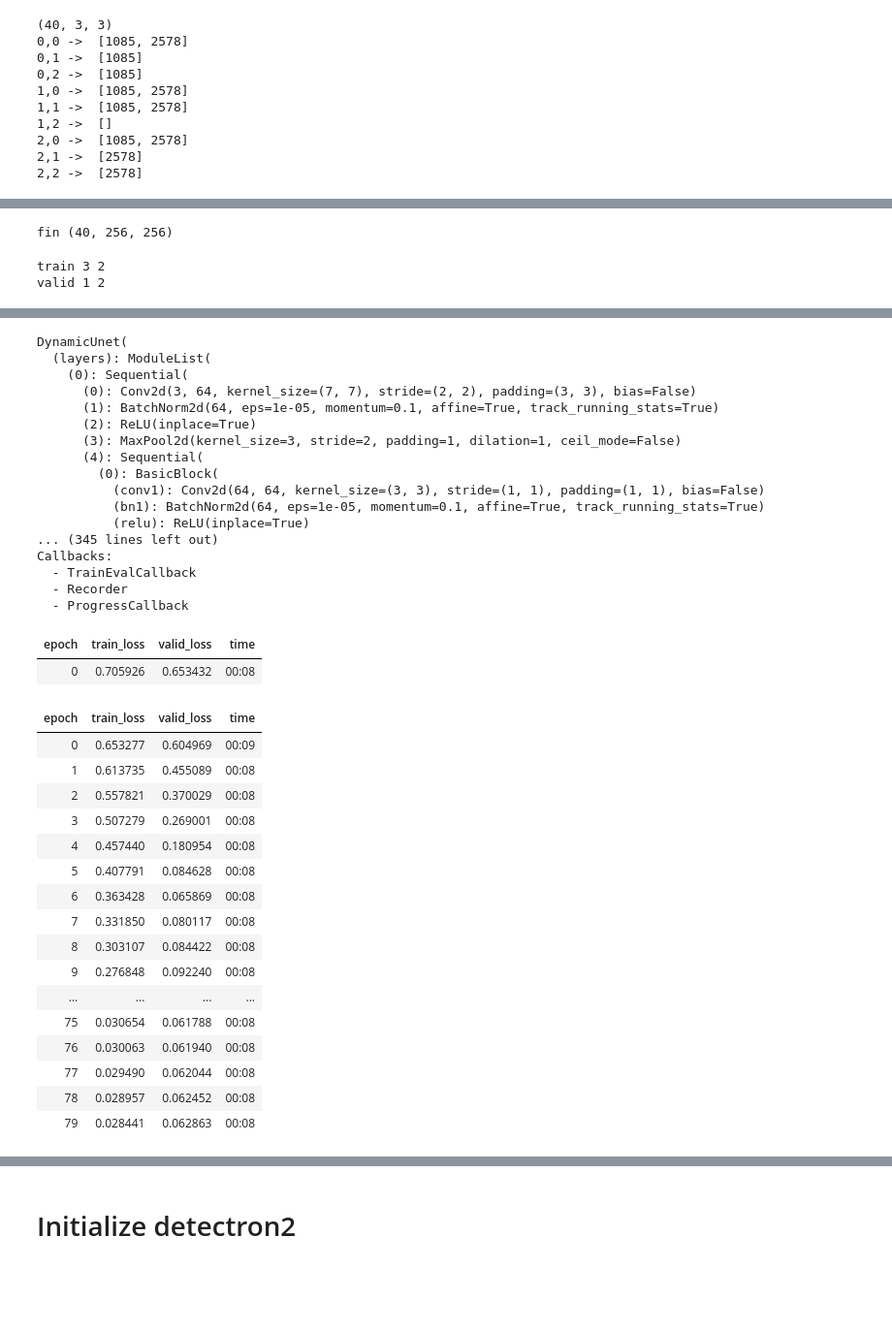
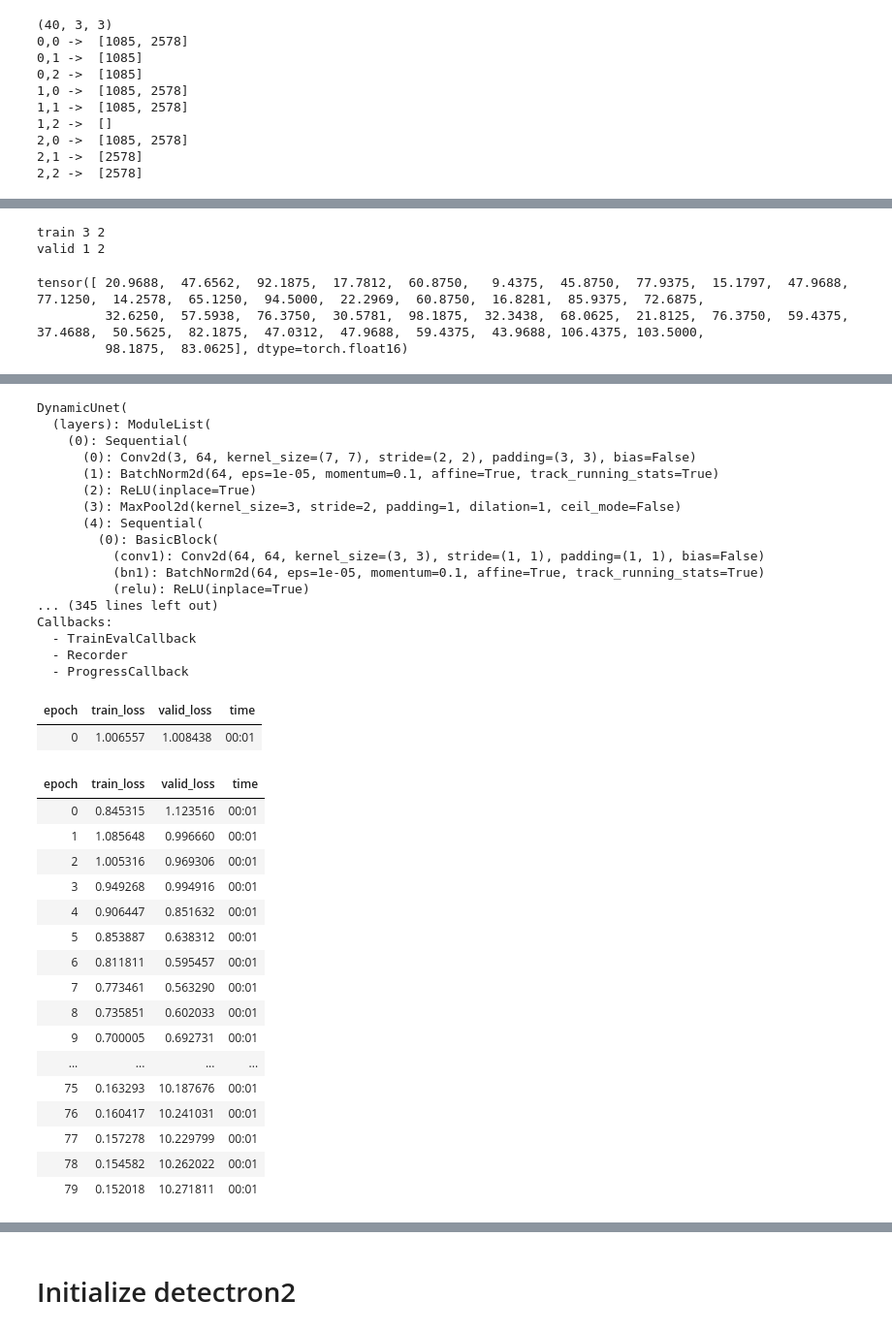
Before and after one commit to GollyTicker/Food-Recognition-Challenge, a Jupyter notebook: Starter_Kit.ipynb, the cells around one changed output, grey strips where cells are left out. Shown at 97% size. Saved outputs shown, nothing was run; the diff lists cells and outputs as text; code cells hidden in the pictures; blank space fills up the shorter version.

```diff
--- a/Starter_Kit.ipynb
+++ b/Starter_Kit.ipynb
@@ -55,4 +57,6 @@ from fastbook import *
 import torch
 print(torch.cuda.is_available())
 # assert torch.cuda.is_available()
+
+DEVICE = torch.device("cuda")
 # %% [output]
@@ -616,14 +667,6 @@ dls = MultiLabelSegmentationDataLoaders.from_label_func(
   item_tfms=Resize(*resize_args), # todo. actual resizing needs to happen here
   seed = SEED
 )
-# %%
-mseg = load_multi_segmentation(Paths.CURR_MULTI_SEG_DIR/"22949.npz")
-
-resized = resize_mseg(mseg)
-
-print("fin",resized.shape)
-# %% [output]
-fin (40, 256, 256)
 # %%
 print("train",dls.train.n,dls.train.n_subsets)
 
@@ -634,24 +677,38 @@ assert len(dls.valid) >= 1, "Validation data generator is empty. Ensure that the
 # %% [output]
 train 3 2
 valid 1 2
+# %%
+# category balancing for BCELogitsLoss and variants
+# https://pytorch.org/docs/stable/generated/torch.nn.BCEWithLogitsLoss.html
+
+category_weights = tensor((1 - category_frequencies) / category_frequencies, dtype=torch.float16)
+# e.g. category_frequency = [0.3, 0.7]
+# cat_rest_freq = [0.7, 0.3]
+# weight = [2.33, 0.428]
+category_weights_normalised = category_weights / category_weights.sum()
+
+print(category_weights)
+# %% [output]
+tensor([ 20.9688,  47.6562,  92.1875,  17.7812,  60.8750,   9.4375,  45.8750,  77.9375,  15.1797,  47.9688,  77.1250,  14.2578,  65.1250,  94.5000,  22.2969,  60.8750,  16.8281,  85.9375,  72.6875,
+         32.6250,  57.5938,  76.3750,  30.5781,  98.1875,  32.3438,  68.0625,  21.8125,  76.3750,  59.4375,  37.4688,  50.5625,  82.1875,  47.0312,  47.9688,  59.4375,  43.9688, 106.4375, 103.5000,
+         98.1875,  83.0625], dtype=torch.float16)
 # %%
 # learn = unet_learner(dls, resnet34) #cnn_learner
 
  # note. weights can be given here to balance out class-imbalance
-crossEntropyLoss = torch.nn.CrossEntropyLoss(reduction='mean')
-multiLabelSoftMarginLoss = torch.nn.MultiLabelMarginLoss(reduction='mean')
+crossEntropyLoss = torch.nn.CrossEntropyLoss(reduction='mean', weight=category_weights_normalised)
+multiLabelMarginLoss = torch.nn.MultiLabelMarginLoss(reduction='mean')
 mseLoss = lambda x, y: torch.mean(torch.linalg.vector_norm(x - y, dim=(1,2,3)))
-bceLogitsLoss = torch.nn.BCEWithLogitsLoss(reduction='mean')
+bceLogitsLoss = torch.nn.BCEWithLogitsLoss(reduction='mean', pos_weight=category_weights.reshape((1,N_CLASSES,1,1)).to(device=DEVICE) )
+# alt: tensor[np.newaxis,N_CLASSES,np.newaxis,np.newaxis]
+# Bug with pytorch in pos_weight: https://discuss.pytorch.org/t/loss-function-for-multi-class-semantic-segmentation/40596?u=ptrblck
 
-# TODO. since we are using cross entropy, we should adapt the weighting, so that the positive samples are not overweighed by the negative samples
-
-USE_MSE=False
 
 from enum import auto
 class LossType(Enum):
   CROSS_ENTROPY = (auto(),crossEntropyLoss)
   MSE = (auto(), mseLoss)
-  # MULTI_LABEL_SOFT_MARGIN_LOSS = (auto(), multiLabelSoftMarginLoss)
+  # MULTI_LABEL_MARGIN_LOSS = (auto(), multiLabelMarginLoss)
   BINARY_CROSS_ENTROPY_WITH_LOGITS_LOSS = (auto(), bceLogitsLoss)
 
   def apply(self, x, y):
@@ -677,12 +734,6 @@ learn = unet_learner(
   # lambda x, y: torch.mean torch.linalg.norm(x - y])
   # cnn: loss_func = lambda x, y: torch.linalg.norm(x - y[:,:,y.shape[2]//2,y.shape[3]//2]) # y.shape = (bs, N_CLASSES, IMG_SIZE, IMG_SIZE)
 )
-
-def loss_func_single(x, y):
-  assert x.shape == y.shape
-  assert x.shape == (N_CLASSES,IM_SZ, IM_SZ)
-  print(x.dtype)
-  return loss_func(tensor(x[None,:],dtype=torch.float32), tensor(y[None,:],dtype=torch.float32))
 
 print(learn.model,learn.summary())
 
@@ -706,47 +757,47 @@ if False:
     lr=0.001, metrics=None,
     model_dir='models', train_bn=True,
     blur=False, blur_final=True,
     self_attention=False, y_range=None, last_cross=True,
     bottle=False, norm_type=None
   )
 
 
 #learn.fine_tune(16)
 # %% [output]
 [interactive output not drawn]
 DynamicUnet(
   (layers): ModuleList(
     (0): Sequential(
       (0): Conv2d(3, 64, kernel_size=(7, 7), stride=(2, 2), padding=(3, 3), bias=False)
       (1): BatchNorm2d(64, eps=1e-05, momentum=0.1, affine=True, track_running_stats=True)
       (2): ReLU(inplace=True)
       (3): MaxPool2d(kernel_size=3, stride=2, padding=1, dilation=1, ceil_mode=False)
       (4): Sequential(
         (0): BasicBlock(
           (conv1): Conv2d(64, 64, kernel_size=(3, 3), stride=(1, 1), padding=(1, 1), bias=False)
           (bn1): BatchNorm2d(64, eps=1e-05, momentum=0.1, affine=True, track_running_stats=True)
           (relu): ReLU(inplace=True)
 ... (345 lines left out)
 Callbacks:
   - TrainEvalCallback
   - Recorder
   - ProgressCallback
 | epoch | train_loss | valid_loss | time |
-| 0 | 0.705926 | 0.653432 | 00:08 |
+| 0 | 1.006557 | 1.008438 | 00:01 |
 | epoch | train_loss | valid_loss | time |
-| 0 | 0.653277 | 0.604969 | 00:09 |
-| 1 | 0.613735 | 0.455089 | 00:08 |
-| 2 | 0.557821 | 0.370029 | 00:08 |
-| 3 | 0.507279 | 0.269001 | 00:08 |
-| 4 | 0.457440 | 0.180954 | 00:08 |
-| 5 | 0.407791 | 0.084628 | 00:08 |
-| 6 | 0.363428 | 0.065869 | 00:08 |
-| 7 | 0.331850 | 0.080117 | 00:08 |
-| 8 | 0.303107 | 0.084422 | 00:08 |
-| 9 | 0.276848 | 0.092240 | 00:08 |
+| 0 | 0.845315 | 1.123516 | 00:01 |
+| 1 | 1.085648 | 0.996660 | 00:01 |
+| 2 | 1.005316 | 0.969306 | 00:01 |
+| 3 | 0.949268 | 0.994916 | 00:01 |
+| 4 | 0.906447 | 0.851632 | 00:01 |
+| 5 | 0.853887 | 0.638312 | 00:01 |
+| 6 | 0.811811 | 0.595457 | 00:01 |
+| 7 | 0.773461 | 0.563290 | 00:01 |
+| 8 | 0.735851 | 0.602033 | 00:01 |
+| 9 | 0.700005 | 0.692731 | 00:01 |
 | ... | ... | ... | ... |
-| 75 | 0.030654 | 0.061788 | 00:08 |
-| 76 | 0.030063 | 0.061940 | 00:08 |
-| 77 | 0.029490 | 0.062044 | 00:08 |
-| 78 | 0.028957 | 0.062452 | 00:08 |
-| 79 | 0.028441 | 0.062863 | 00:08 |
+| 75 | 0.163293 | 10.187676 | 00:01 |
+| 76 | 0.160417 | 10.241031 | 00:01 |
+| 77 | 0.157278 | 10.229799 | 00:01 |
+| 78 | 0.154582 | 10.262022 | 00:01 |
+| 79 | 0.152018 | 10.271811 | 00:01 |
```
Also changed, not shown: parts of 18 cells of this notebook.
